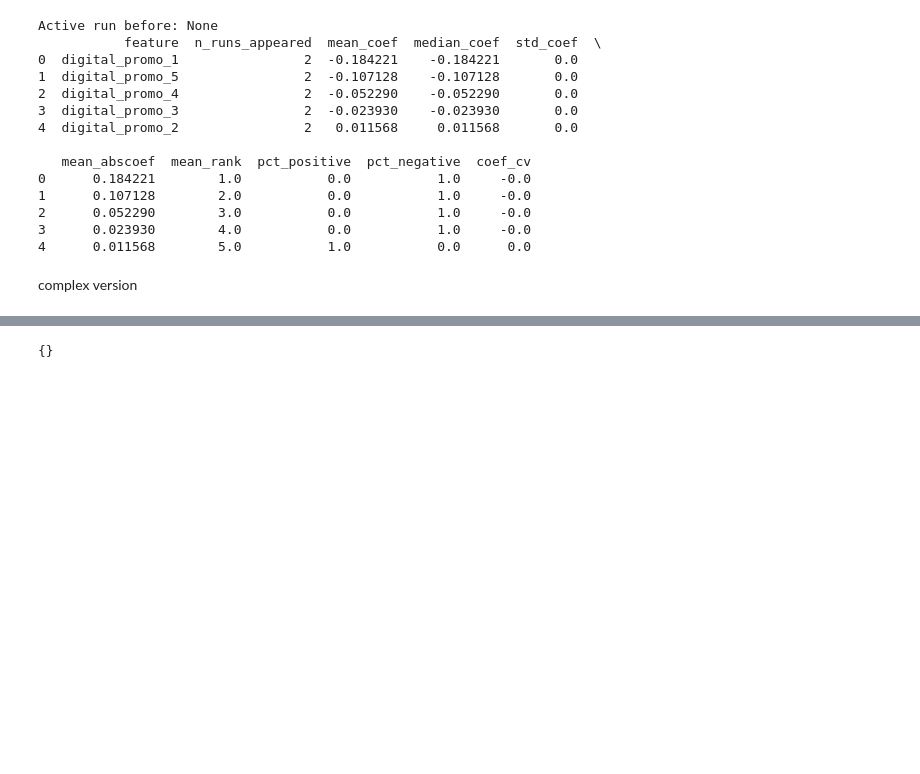
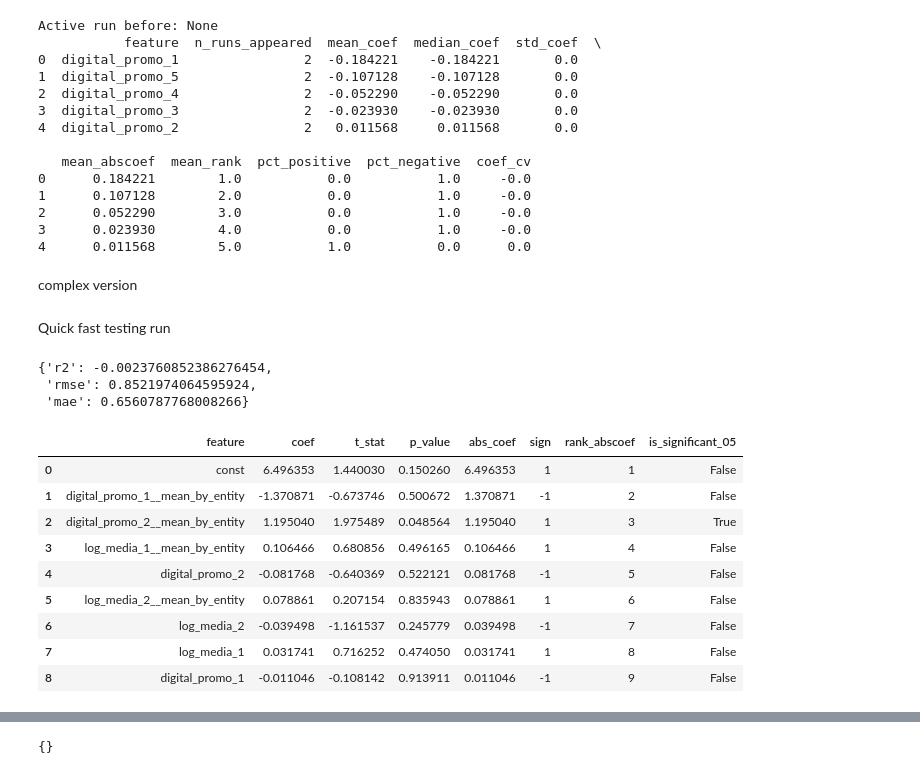
Before and after one commit to lucyq228/framework, a Jupyter notebook: mlflow_structure.ipynb, the cells around one changed output, grey strips where cells are left out. Drawn from its saved outputs; the diff is of its cells as text; code cells hidden in the pictures; blank space fills up the shorter version.

```diff
--- a/mlflow_structure.ipynb
+++ b/mlflow_structure.ipynb
@@ -128,0 +501,26 @@ This is where FE/Mundlak/Bayesian wrappers will go. For now it’s vanilla sklea
+# %%
+def fit_with_backend(
+    df_train: pd.DataFrame,
+    y_col: str,
+    x_cols: List[str],
+    cfg: RunConfig,
+) -> FitResult:
+    pc = cfg.panel_control.lower().strip()
+
+    # If you asked for FE/Mundlak, we apply panel methods only for OLS-like estimation
+    if pc == "fe" and cfg.algorithm == "OLS":
+        return fit_fe_linearmodels(df_train, y_col, x_cols, time_effects=False)
+
+    if pc == "mundlak" and cfg.algorithm == "OLS":
+        return fit_mundlak_linearmodels(df_train, y_col, x_cols, include_intercept=True)
+
+    # Otherwise fallback pooled sklearn (Ridge / ElasticNet / pooled OLS)
+    return fit_sklearn_pooled(
+        df_train=df_train,
+        y_col=y_col,
+        x_cols=x_cols,
+        algorithm=cfg.algorithm,
+        alpha=cfg.alpha,
+        l1_ratio=cfg.l1_ratio,
+        seed=cfg.seed,
+    )
@@ -656,3 +1218,5 @@ stability = aggregate_feature_stability(
 )
 
 display(stability.head(30))
+# %% [markdown]
+Quick fast testing run
@@ -658,0 +1267,24 @@ display(stability.head(30))
+# %%
+result = run_trial_quick(
+    df_pd=df,
+    cfg=RunConfig(target_node="GC", panel_control="Mundlak", algorithm="OLS", time_split=time_splits[0]),
+    features=["log_media_1", "log_media_2", "digital_promo_1", "digital_promo_2"],
+)
+
+# result["metrics_test"]
+display(result["metrics_test"])
+display(result["coef_df"].head(20))
+# %% [output]
+{'r2': -0.0023760852386276454,
+ 'rmse': 0.8521974064595924,
+ 'mae': 0.6560787768008266}
+|  | feature | coef | t_stat | p_value | abs_coef | sign | rank_abscoef | is_significant_05 |
+| 0 | const | 6.496353 | 1.440030 | 0.150260 | 6.496353 | 1 | 1 | False |
+| 1 | digital_promo_1__mean_by_entity | -1.370871 | -0.673746 | 0.500672 | 1.370871 | -1 | 2 | False |
+| 2 | digital_promo_2__mean_by_entity | 1.195040 | 1.975489 | 0.048564 | 1.195040 | 1 | 3 | True |
+| 3 | log_media_1__mean_by_entity | 0.106466 | 0.680856 | 0.496165 | 0.106466 | 1 | 4 | False |
+| 4 | digital_promo_2 | -0.081768 | -0.640369 | 0.522121 | 0.081768 | -1 | 5 | False |
+| 5 | log_media_2__mean_by_entity | 0.078861 | 0.207154 | 0.835943 | 0.078861 | 1 | 6 | False |
+| 6 | log_media_2 | -0.039498 | -1.161537 | 0.245779 | 0.039498 | -1 | 7 | False |
+| 7 | log_media_1 | 0.031741 | 0.716252 | 0.474050 | 0.031741 | 1 | 8 | False |
+| 8 | digital_promo_1 | -0.011046 | -0.108142 | 0.913911 | 0.011046 | -1 | 9 | False |
```
Also changed, not shown: parts of 26 cells of this notebook.
